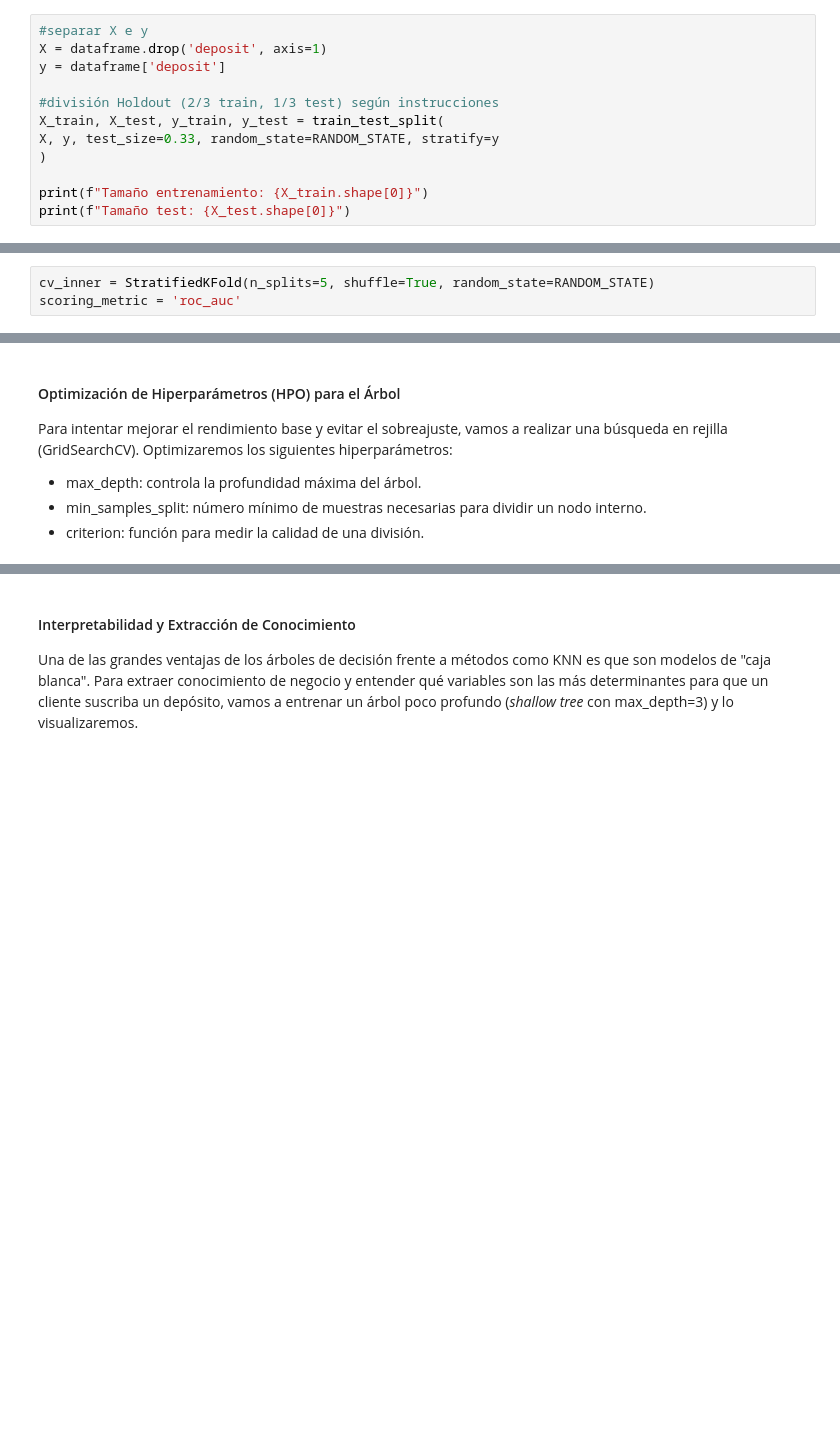
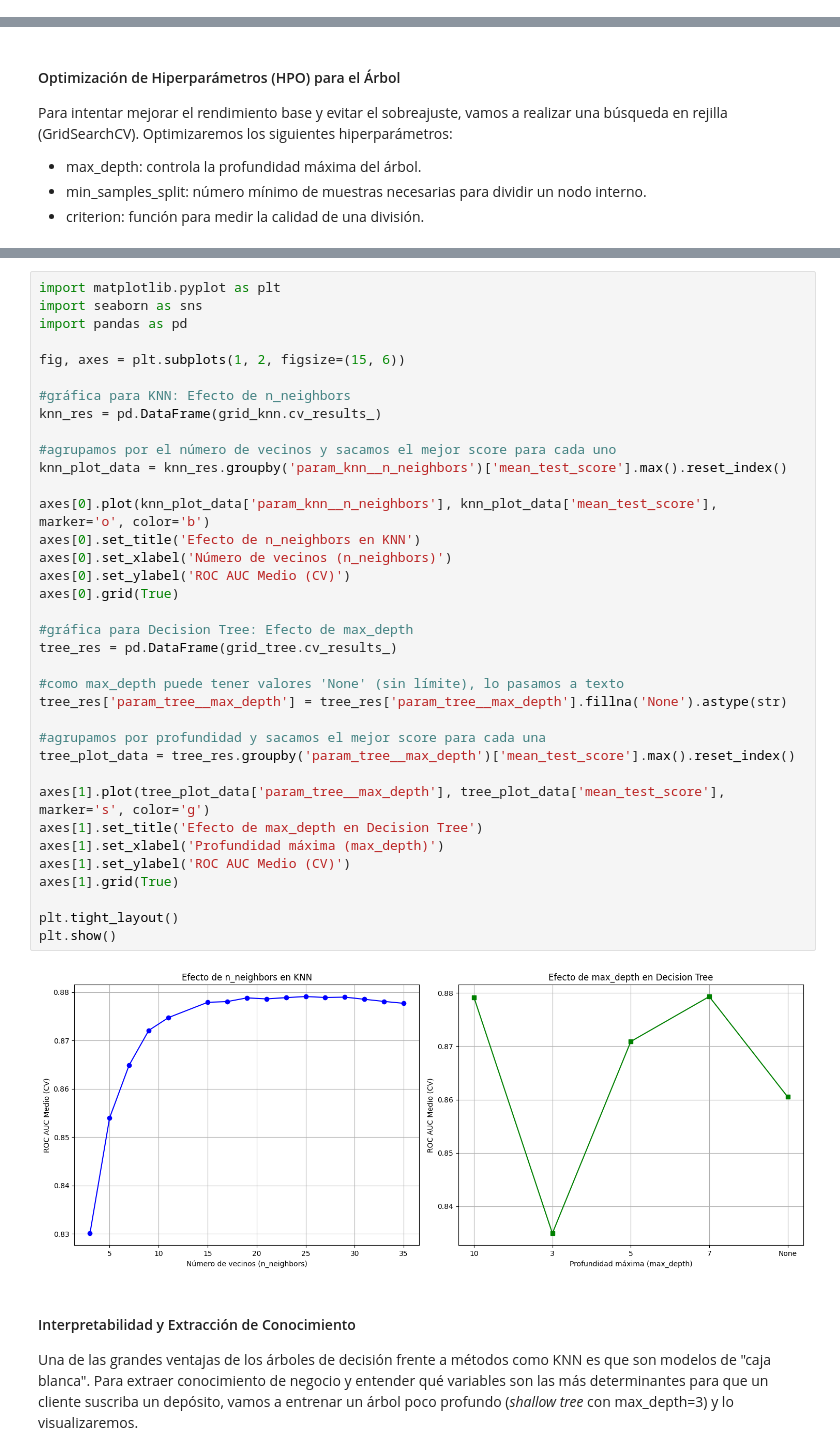
Before and after one commit to 100495957/AprendizajeAutomaticoPractica1, a Jupyter notebook: notebook_principal.ipynb, the cells around one changed output, grey strips where cells are left out. Drawn from its saved outputs; the diff is of its cells as text; blank space fills up the shorter version.

Commit message:
Cambios mejora hasta punto 5

```diff
--- a/notebook_principal.ipynb
+++ b/notebook_principal.ipynb
@@ -147,12 +239,0 @@ Para evitar **Fugas de Información (Data Leakage)**, encapsularemos todo el pre
-# %%
-#separar X e y
-X = dataframe.drop('deposit', axis=1)
-y = dataframe['deposit']
-
-#división Holdout (2/3 train, 1/3 test) según instrucciones
-X_train, X_test, y_train, y_test = train_test_split(
-X, y, test_size=0.33, random_state=RANDOM_STATE, stratify=y
-)
-
-print(f"Tamaño entrenamiento: {X_train.shape[0]}")
-print(f"Tamaño test: {X_test.shape[0]}")
@@ -162,6 +240,3 @@ Tamaño test: 3630
-# %%
-cv_inner = StratifiedKFold(n_splits=5, shuffle=True, random_state=RANDOM_STATE)
-scoring_metric = 'roc_auc'
 # %%
 #separamos columnas por tipo
 #variables numéricas estándar
@@ -361,5 +431,43 @@ Tiempo de ejecución del GridSearch: 4.2981 segundos
 Mejor combinación: {'tree__criterion': 'gini', 'tree__max_depth': 7, 'tree__min_samples_split': 20}
 Mejor puntuación (roc_auc) en validación interna: 0.8793
+# %%
+import matplotlib.pyplot as plt
+import seaborn as sns
+import pandas as pd
+
+fig, axes = plt.subplots(1, 2, figsize=(15, 6))
+
+#gráfica para KNN: Efecto de n_neighbors
+knn_res = pd.DataFrame(grid_knn.cv_results_)
+
+#agrupamos por el número de vecinos y sacamos el mejor score para cada uno
+knn_plot_data = knn_res.groupby('param_knn__n_neighbors')['mean_test_score'].max().reset_index()
+
+axes[0].plot(knn_plot_data['param_knn__n_neighbors'], knn_plot_data['mean_test_score'], marker='o', color='b')
+axes[0].set_title('Efecto de n_neighbors en KNN')
+axes[0].set_xlabel('Número de vecinos (n_neighbors)')
+axes[0].set_ylabel('ROC AUC Medio (CV)')
+axes[0].grid(True)
+
+#gráfica para Decision Tree: Efecto de max_depth
+tree_res = pd.DataFrame(grid_tree.cv_results_)
+
+#como max_depth puede tener valores 'None' (sin límite), lo pasamos a texto
+tree_res['param_tree__max_depth'] = tree_res['param_tree__max_depth'].fillna('None').astype(str)
+
+#agrupamos por profundidad y sacamos el mejor score para cada una
+tree_plot_data = tree_res.groupby('param_tree__max_depth')['mean_test_score'].max().reset_index()
+
+axes[1].plot(tree_plot_data['param_tree__max_depth'], tree_plot_data['mean_test_score'], marker='s', color='g')
+axes[1].set_title('Efecto de max_depth en Decision Tree')
+axes[1].set_xlabel('Profundidad máxima (max_depth)')
+axes[1].set_ylabel('ROC AUC Medio (CV)')
+axes[1].grid(True)
+
+plt.tight_layout()
+plt.show()
+# %% [output]
+[figure, added]
 # %% [markdown]
 #### Interpretabilidad y Extracción de Conocimiento
 
```
Also changed, not shown: parts of 20 cells of this notebook.
